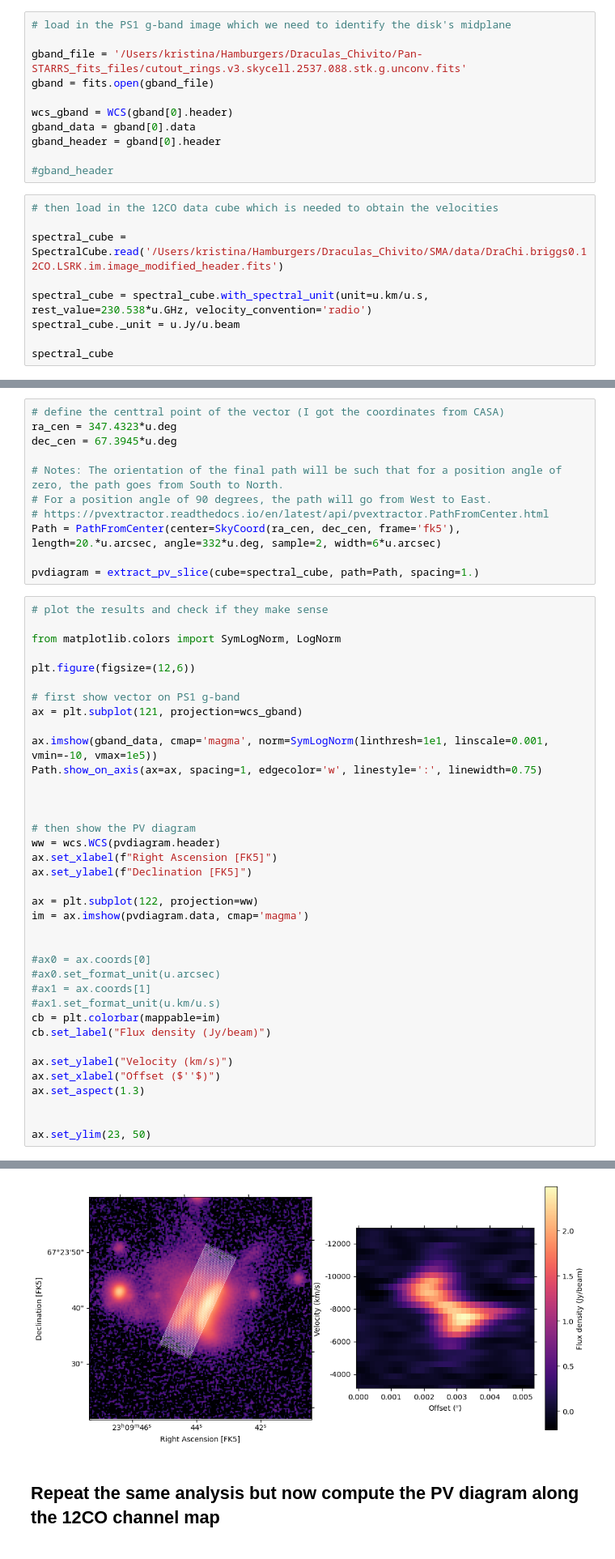
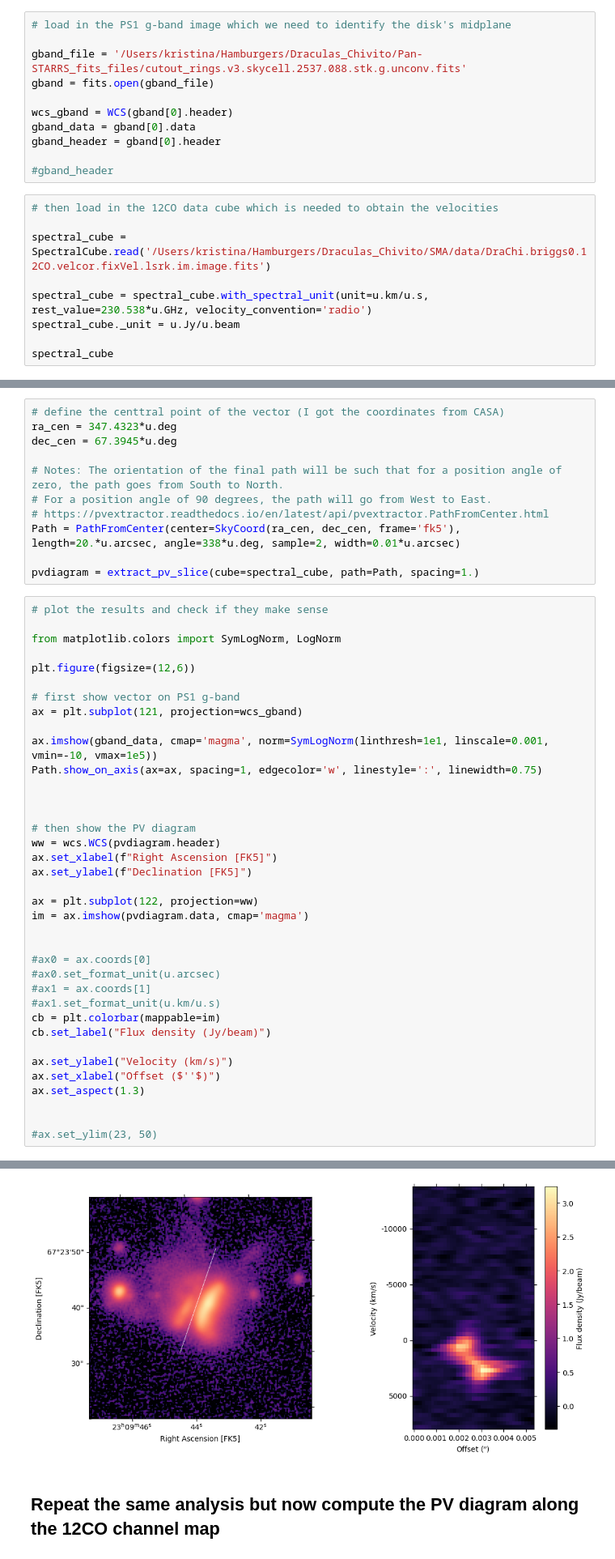
Before and after one commit to kristina-monsch/draculas-chivito, a Jupyter notebook: pv_diagram12CO.ipynb, the cells around one changed output, grey strips where cells are left out. Shown at 81% size. Drawn from its saved outputs; the diff is of its cells as text.

```diff
--- a/pv_diagram12CO.ipynb
+++ b/pv_diagram12CO.ipynb
@@ -36,7 +36,7 @@ gband_header = gband[0].header
 # %%
 # then load in the 12CO data cube which is needed to obtain the velocities
 
-spectral_cube = SpectralCube.read('/Users/kristina/Hamburgers/Draculas_Chivito/SMA/data/DraChi.briggs0.12CO.LSRK.im.image_modified_header.fits')
+spectral_cube = SpectralCube.read('/Users/kristina/Hamburgers/Draculas_Chivito/SMA/data/DraChi.briggs0.12CO.velcor.fixVel.lsrk.im.image.fits')
 
 spectral_cube = spectral_cube.with_spectral_unit(unit=u.km/u.s, rest_value=230.538*u.GHz, velocity_convention='radio')
 spectral_cube._unit = u.Jy/u.beam
@@ -56,7 +56,7 @@ dec_cen = 67.3945*u.deg
 # Notes: The orientation of the final path will be such that for a position angle of zero, the path goes from South to North.
 # For a position angle of 90 degrees, the path will go from West to East.
 # https://pvextractor.readthedocs.io/en/latest/api/pvextractor.PathFromCenter.html
-Path = PathFromCenter(center=SkyCoord(ra_cen, dec_cen, frame='fk5'), length=20.*u.arcsec, angle=332*u.deg, sample=2, width=6*u.arcsec)
+Path = PathFromCenter(center=SkyCoord(ra_cen, dec_cen, frame='fk5'), length=20.*u.arcsec, angle=338*u.deg, sample=2, width=0.01*u.arcsec)
 
 pvdiagram = extract_pv_slice(cube=spectral_cube, path=Path, spacing=1.)
 # %%
@@ -95,5 +95,5 @@ ax.set_xlabel("Offset ($''$)")
 ax.set_aspect(1.3)
 
 
-ax.set_ylim(23, 50)
+#ax.set_ylim(23, 50)
 # %% [output]
@@ -101,4 +100,4 @@ ax.set_ylim(23, 50)
-[figure, old version]
+[figure, new version]
 # %% [markdown]
 ## Repeat the same analysis but now compute the PV diagram along the 12CO channel map
 # %%
```
Also changed, not shown: parts of 24 cells of this notebook, 59 other files.
